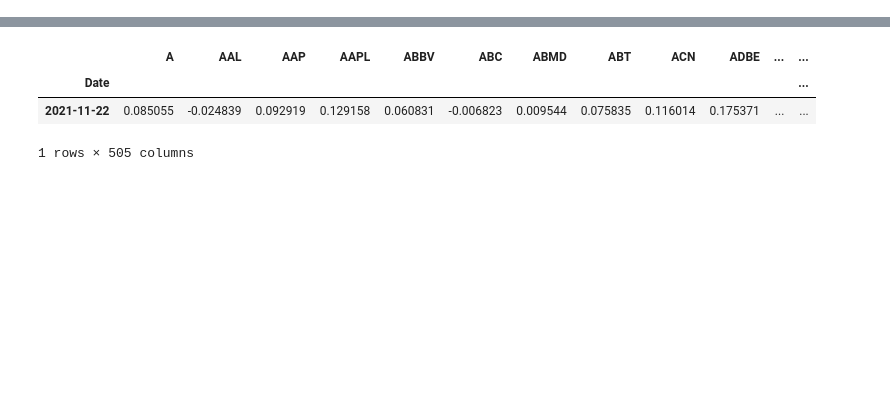
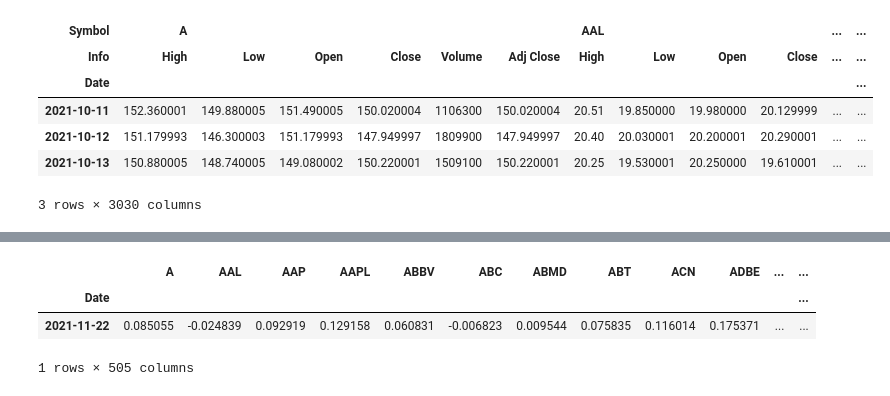
Before and after one commit to ALtogether2332/SPY500_Project, a Jupyter notebook: Main.ipynb, the cells around one changed output, grey strips where cells are left out. Drawn from its saved outputs; the diff is of its cells as text; code cells hidden in the pictures; blank space fills up the shorter version.

```diff
--- a/Main.ipynb
+++ b/Main.ipynb
@@ -10,2 +9,4 @@ import math
 # %%
 SPY_Firms = pd.read_csv('Firm_SPY500.csv', index_col = 'Symbol')
+SPY_Firms.columns = (['Unnamed: 0', 'Firm', 'GICS Sector', 'Headquarters Location'])
+SPY_Firms = SPY_Firms.sort_index()
@@ -33,8 +31,17 @@ for symbol in Symbols:
 # %%
 #Convert dictionary to DataFrame through concatination of dictionary values
 Firms_SPY500_30 = pd.concat(d.values(),axis = 1, keys = Symbols)
 Firms_SPY500_30.columns.names = ['Symbol', 'Info']
 Firms_SPY500_30.to_pickle('Firms_SPY500_30.pkl')
+Firms_SPY500_30.head(3)
+# %% [output]
+| Symbol | A |  |  |  |  |  | AAL |  |  |  | ... | ... |
+| Info | High | Low | Open | Close | Volume | Adj Close | High | Low | Open | Close | ... | ... |
+| Date |  |  |  |  |  |  |  |  |  |  |  | ... |
+| 2021-10-11 | 152.360001 | 149.880005 | 151.490005 | 150.020004 | 1106300 | 150.020004 | 20.51 | 19.850000 | 19.980000 | 20.129999 | ... | ... |
+| 2021-10-12 | 151.179993 | 146.300003 | 151.179993 | 147.949997 | 1809900 | 147.949997 | 20.40 | 20.030001 | 20.200001 | 20.290001 | ... | ... |
+| 2021-10-13 | 150.880005 | 148.740005 | 149.080002 | 150.220001 | 1509100 | 150.220001 | 20.25 | 19.530001 | 20.250000 | 19.610001 | ... | ... |
+3 rows × 3030 columns
 # %%
 #Show how no missing Data, speak a little about bias.
 # %%
```
Also changed, not shown: parts of 15 cells of this notebook.
